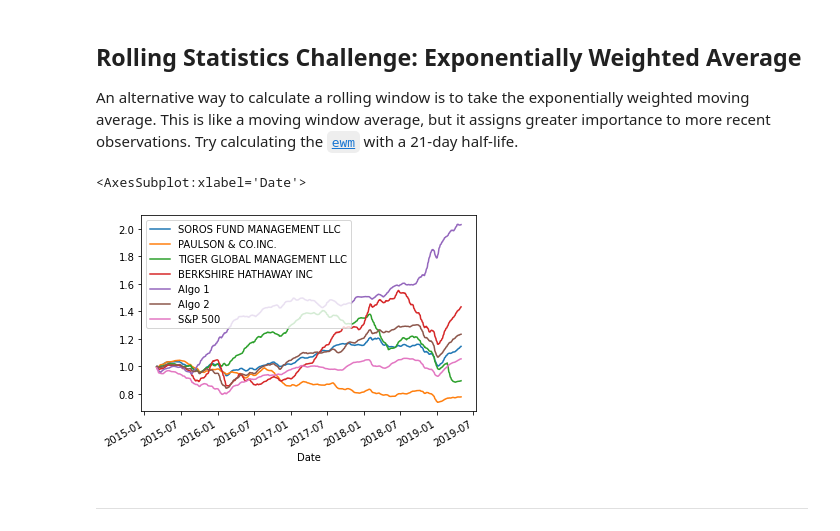
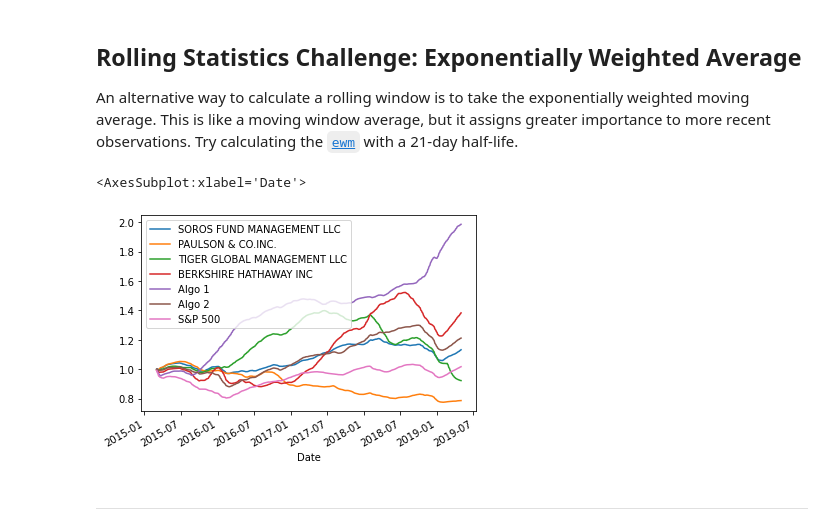
Before and after one commit to GuilleMGN/WhaleAnalysis, a Jupyter notebook: whale_analysis.ipynb, the cells around one changed output. Cells and saved outputs as stored; diff of their text form; code cells hidden in the pictures.

```diff
--- a/whale_analysis.ipynb
+++ b/whale_analysis.ipynb
@@ -335,11 +335,11 @@ beta.plot()
 An alternative way to calculate a rolling window is to take the exponentially weighted moving average. This is like a moving window average, but it assigns greater importance to more recent observations. Try calculating the [`ewm`](https://pandas.pydata.org/pandas-docs/stable/reference/api/pandas.DataFrame.ewm.html) with a 21-day half-life.
 # %%
 # Use `ewm` to calculate the rolling window
-all_returns_ewm = all_returns_df.ewm(span = 21).mean()
+all_returns_ewm = all_returns_df.ewm(halflife = 21).mean()
 (all_returns_ewm + 1).cumprod().plot()
 # %% [output]
 <AxesSubplot:xlabel='Date'>
-[figure, old version]
+[figure, new version]
 # %% [markdown]
 ---
 # %% [markdown]
```
Also changed, not shown: parts of 20 cells of this notebook.
